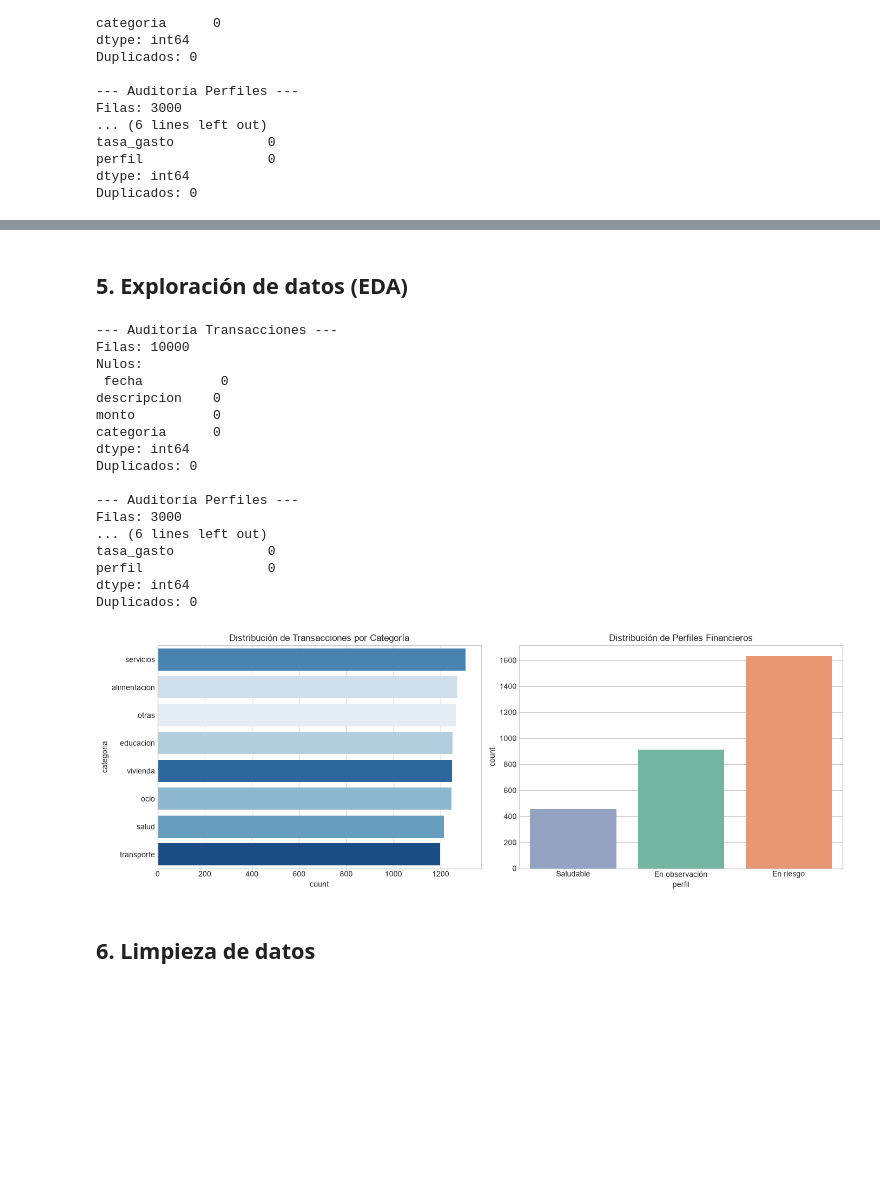
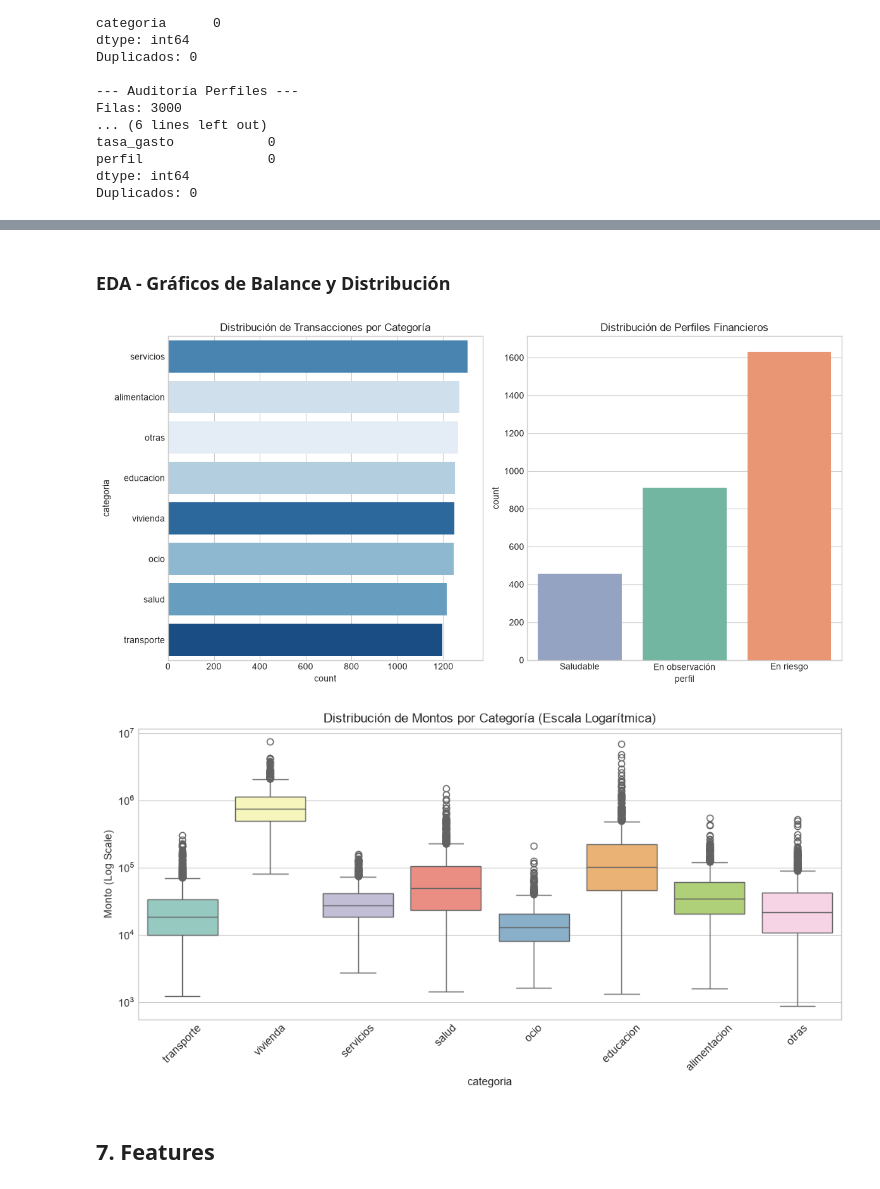
Before and after one commit to No-Country-simulation/G9-LATAM-TEAM-44-FinanceAI, a Jupyter notebook: ciencia-datos/notebook.ipynb, the cells around one changed output, grey strips where cells are left out. Cells and saved outputs as stored; diff of their text form; code cells hidden in the pictures; blank space fills up the shorter version.

```diff
--- a/ciencia-datos/notebook.ipynb
+++ b/ciencia-datos/notebook.ipynb
@@ -245,63 +259,46 @@ Name: proportion, dtype: float64
-# %% [markdown]
-## 5. Exploración de datos (EDA)
-# %%
-print("--- Auditoría Transacciones ---")
-print("Filas:", len(df_transacciones))
-print("Nulos:\n", df_transacciones.isnull().sum())
-print("Duplicados:", df_transacciones.duplicated().sum())
-
-print("\n--- Auditoría Perfiles ---")
-print("Filas:", len(df_perfiles))
-print("Nulos:\n", df_perfiles.isnull().sum())
-print("Duplicados:", df_perfiles.duplicated().sum())
-# %% [output]
---- Auditoría Transacciones ---
-Filas: 10000
-Nulos:
- fecha          0
-descripcion    0
-monto          0
-categoria      0
-dtype: int64
-Duplicados: 0
-
---- Auditoría Perfiles ---
-Filas: 3000
-... (6 lines left out)
-tasa_gasto            0
-perfil                0
-dtype: int64
-Duplicados: 0
+# %% [markdown]
+### EDA - Gráficos de Balance y Distribución
 # %%
-fig, axes = plt.subplots(1, 2, figsize=(14, 5))
+# Gráficos de conteo y balance de clases
+fig, axes = plt.subplots(1, 2, figsize=(12, 6))
 
-# 1. Balance Transacciones (Sintaxis limpia sin warnings)
 sns.countplot(
     data=df_transacciones,
     y='categoria',
-    hue='categoria', # Define 'hue' explícitamente
+    hue='categoria',
     order=df_transacciones['categoria'].value_counts().index,
     ax=axes[0],
     palette='Blues_r',
     legend=False
 )
 axes[0].set_title('Distribución de Transacciones por Categoría')
 
-# 2. Balance Perfiles (Sintaxis limpia sin warnings)
+# 2. Balance Perfiles
 sns.countplot(
     data=df_perfiles,
     x='perfil',
-    hue='perfil', # Define 'hue' explícitamente
+    hue='perfil',
     order=['Saludable', 'En observación', 'En riesgo'],
     ax=axes[1],
     palette='Set2',
     legend=False
 )
 axes[1].set_title('Distribución de Perfiles Financieros')
 
 plt.tight_layout()
 plt.show()
 # %% [output]
-[figure, old version]
+[figure, new version]
+# %%
+#Diagrama de caja para montos por categoría (Escala Logarítmica)
+plt.figure(figsize=(12, 5))
+sns.boxplot(data=df_transacciones, x='categoria', y='monto', hue='categoria', palette='Set3', legend=False)
+plt.yscale('log')
+plt.title('Distribución de Montos por Categoría (Escala Logarítmica)')
+plt.xticks(rotation=45)
+plt.ylabel('Monto (Log Scale)')
+plt.show()
+# %% [output]
+[figure, added]
 # %% [markdown]
-## 6. Limpieza de datos
+## 7. Features
```
Also changed, not shown: parts of 45 cells of this notebook, 3 other files.
